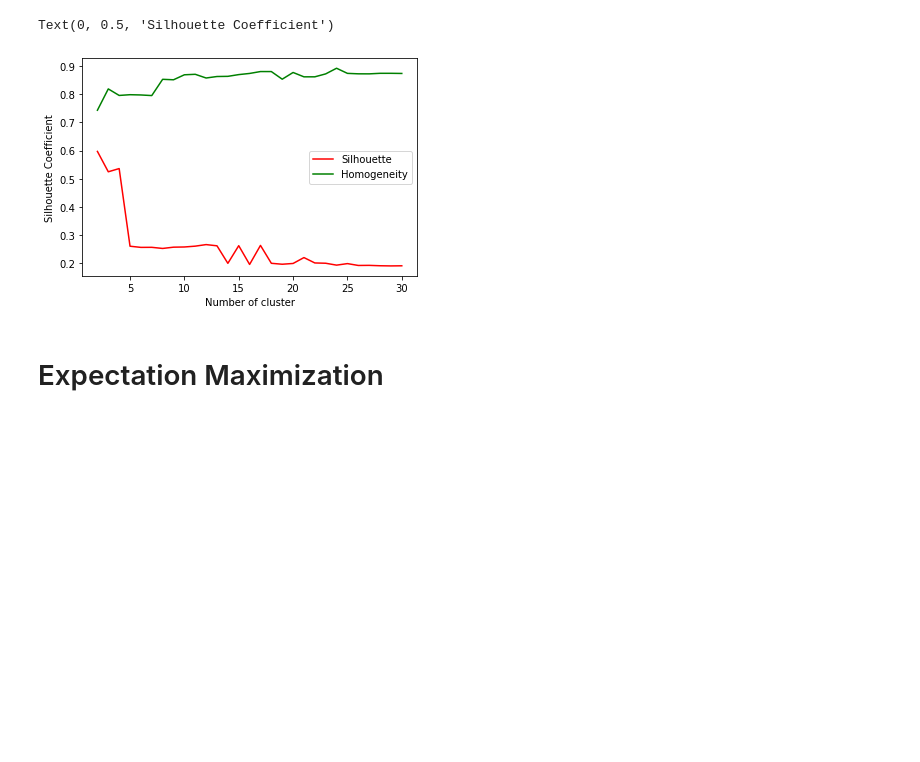
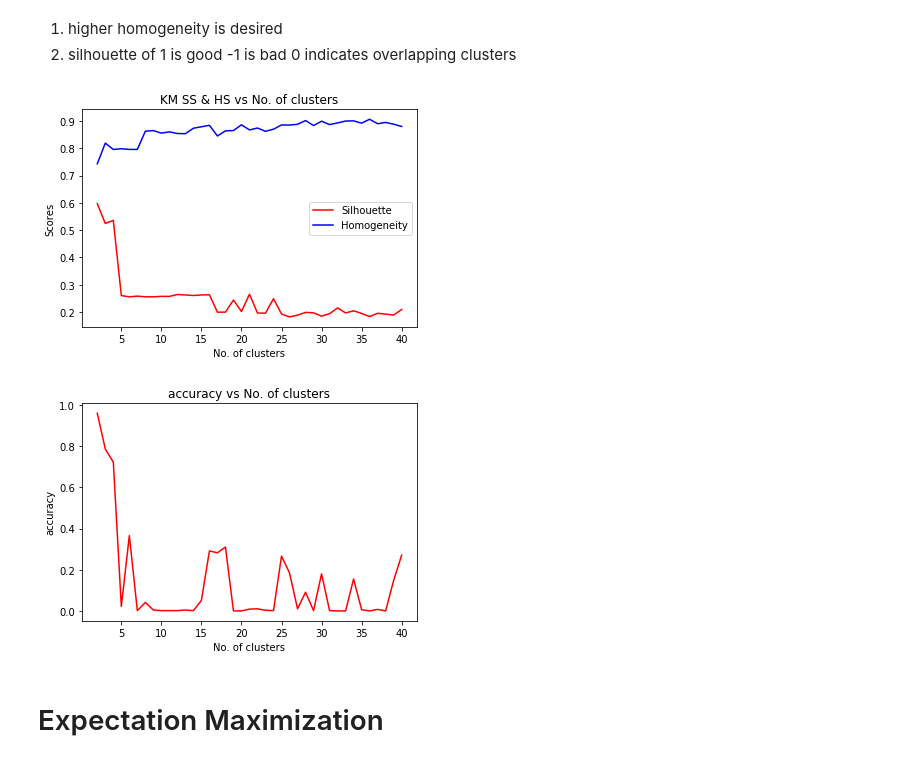
Before and after one commit to jbanigan/CS-7641, a Jupyter notebook: Unsupervised Learning/Clustering Algorithms.ipynb, the cells around one changed output. Saved outputs shown, nothing was run; the diff lists cells and outputs as text; code cells hidden in the pictures; blank space fills up the shorter version.

```diff
--- a/Unsupervised Learning/Clustering Algorithms.ipynb
+++ b/Unsupervised Learning/Clustering Algorithms.ipynb
@@ -108,12 +63,38 @@ For n_clusters=30, The homogeneity_score is 0.8734078574299008
-# %%
-plt.figure()
-plt.plot(list(silh.keys()), list(silh.values()), 'r', label="Silhouette")
-plt.plot(list(homog.keys()), list(homog.values()), 'g', label="Homogeneity")
-plt.legend()
-plt.xlabel("Number of cluster")
-plt.ylabel("Silhouette Coefficient")
-# %% [output]
-Text(0, 0.5, 'Silhouette Coefficient')
-[figure, removed]
+# %% [markdown]
+1. higher homogeneity is desired
+2. silhouette of 1 is good -1 is bad 0 indicates overlapping clusters
+# %%
+S,H = [],[]
+acc_array=[]
+for n in N:
+    km = KMeans(n_clusters=n,
+                n_init=50,
+                max_iter=1000,
+                random_state=44,).fit(X)
+    l = km.predict(X)
+    S.append(silhouette_score(X, km.labels_, metric='euclidean'))
+    H.append(homogeneity_score(y, km.labels_))
+    acc_array.append(accuracy_score((1-l), y))
+
+
+plt.figure()
+plt.plot(N, S, 'r', label="Silhouette")
+plt.plot(N, H, 'b', label="Homogeneity")
+plt.legend()
+plt.ylabel("Scores")
+plt.xlabel('No. of clusters')
+plt.title('KM SS & HS vs No. of clusters')
+plt.savefig('img/KMeans SS&HS vs clusters - '+dataset+'.png')
+plt.show()
+
+plt.figure()
+plt.plot(N, acc_array, 'r')
+plt.xlabel('No. of clusters')
+plt.ylabel('accuracy')
+plt.title('accuracy vs No. of clusters')
+plt.show()
+# %% [output]
+[figure, added]
+[figure, added]
 # %% [markdown]
 # Expectation Maximization
```
Also changed, not shown: parts of 14 cells of this notebook, 6 other files.
